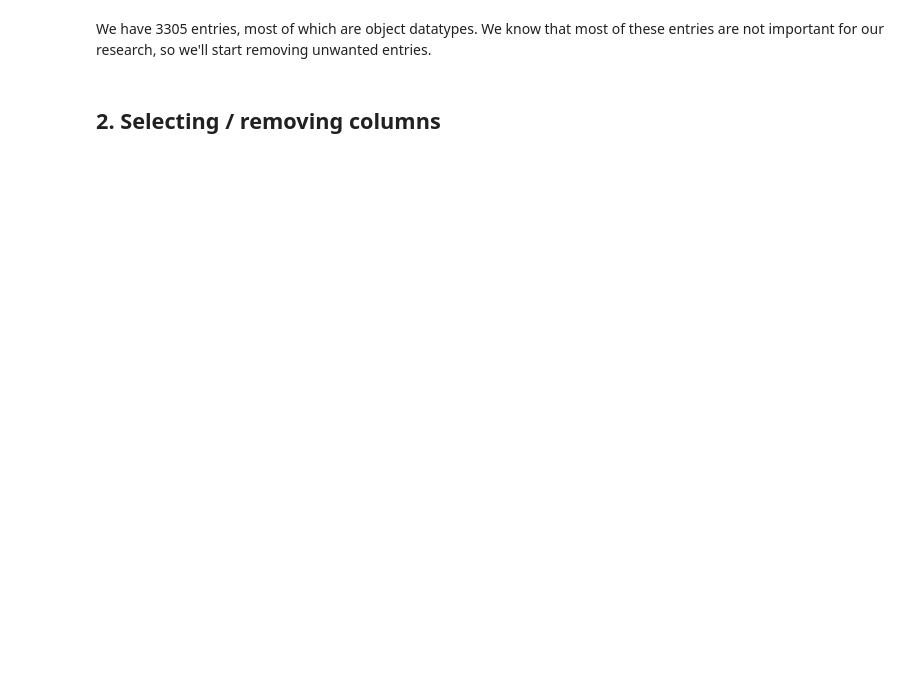
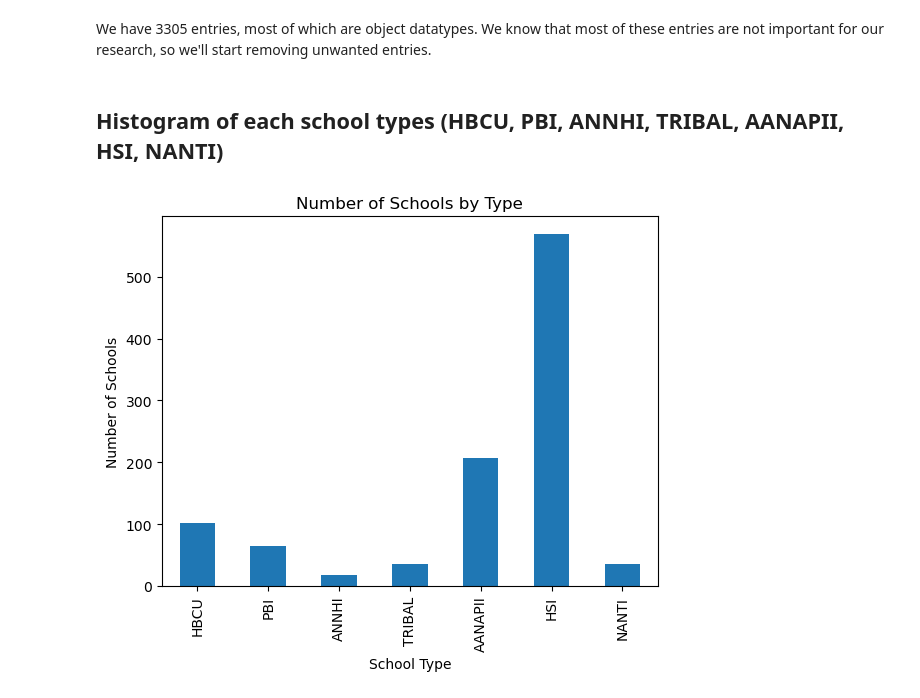
Before and after one commit to tanwasp/college-scorecard-analysis-group5, a Jupyter notebook: eda/full_college_scorecard_eda.ipynb, the cells around one changed output. Cells and saved outputs as stored; diff of their text form; code cells hidden in the pictures; blank space fills up the shorter version.

```diff
--- a/eda/full_college_scorecard_eda.ipynb
+++ b/eda/full_college_scorecard_eda.ipynb
@@ -88,4 +157,2 @@ Length: 3305, dtype: object
 # %% [markdown]
 We have 3305 entries, most of which are object datatypes. We know that most of these entries are not important for our research, so we'll start removing unwanted entries.
-# %% [markdown]
-## 2. Selecting / removing columns
@@ -158,0 +159,14 @@ dirty_data = dirty_data.drop(columns=["ZIP", "SCH_DEG", "SCHTYPE", "HCM2", "CCBA
+# %%
+data = institution_data
+# %% [markdown]
+## Histogram of each school types (HBCU, PBI, ANNHI, TRIBAL, AANAPII, HSI, NANTI)
+# %%
+school_types = ['HBCU', 'PBI', 'ANNHI', 'TRIBAL', 'AANAPII', 'HSI', 'NANTI']
+school_sums = data[school_types].fillna(0).sum()
+school_sums.plot(kind='bar')
+plt.xlabel('School Type')
+plt.ylabel('Number of Schools')
+plt.title('Number of Schools by Type')
+plt.show()
+# %% [output]
+[figure, added]
```
Also changed, not shown: parts of 20 cells of this notebook.
